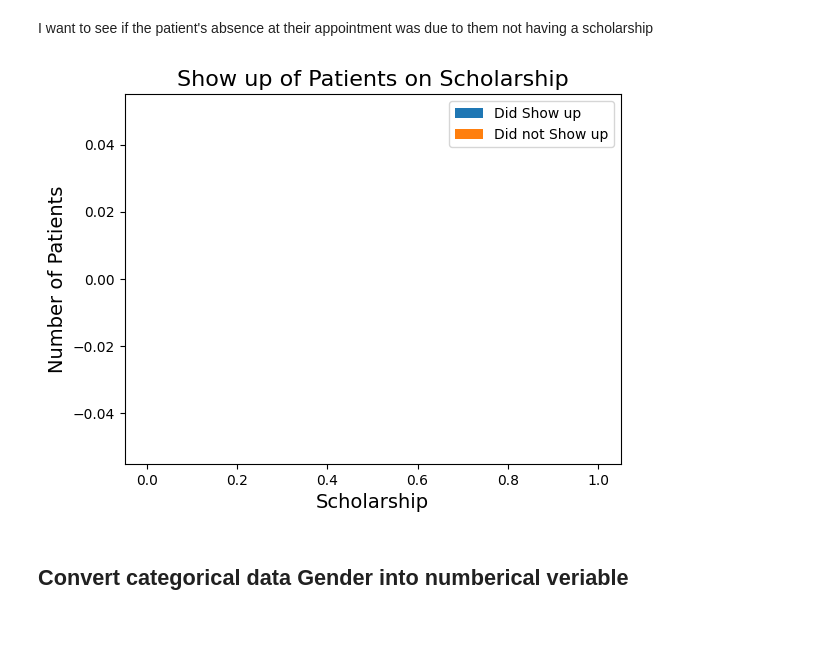
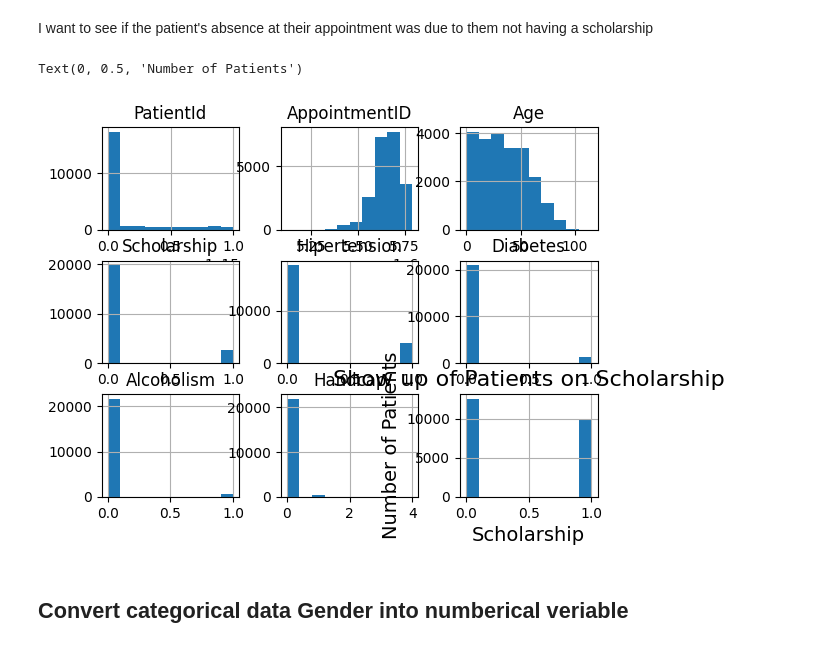
Before and after one commit to ijazkhan101/Medical-Appointment-No-Shows-EDA-Pie-charts, a Jupyter notebook: investigate a dataset.ipynb, the cells around one changed output. Drawn from its saved outputs; the diff is of its cells as text; code cells hidden in the pictures.

```diff
--- a/investigate a dataset.ipynb
+++ b/investigate a dataset.ipynb
@@ -292,15 +341,14 @@ ShowupPatients
 I want to see if the patient's absence at their appointment was due to them not having a scholarship
 # %%
 # Making a visual relationship between receiving a scholarship and showing up for appointment
-df.Scholarship[showup].hist(label = 'Did Show up'),
-df.Scholarship[noshowup].hist(label = 'Did not Show up');
-plt.grid(False)
+df[showup].hist(label = 'Did Show up'),
+plt.grid(True)
 plt.title('Show up of Patients on Scholarship', fontsize=16)
 plt.xlabel('Scholarship', fontsize=14)
 plt.ylabel('Number of Patients', fontsize=14)
-plt.legend();
 # %% [output]
+Text(0, 0.5, 'Number of Patients')
-[figure, old version]
+[figure, new version]
 # %% [markdown]
 ## Convert categorical data Gender into numberical veriable
 # %%
```
Also changed, not shown: parts of 6 cells of this notebook.
